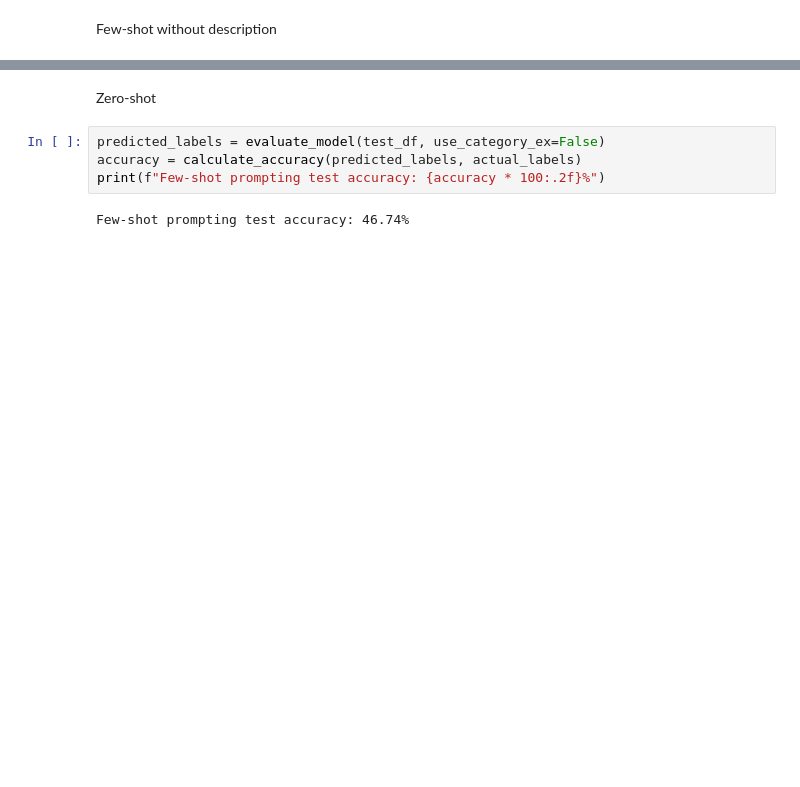
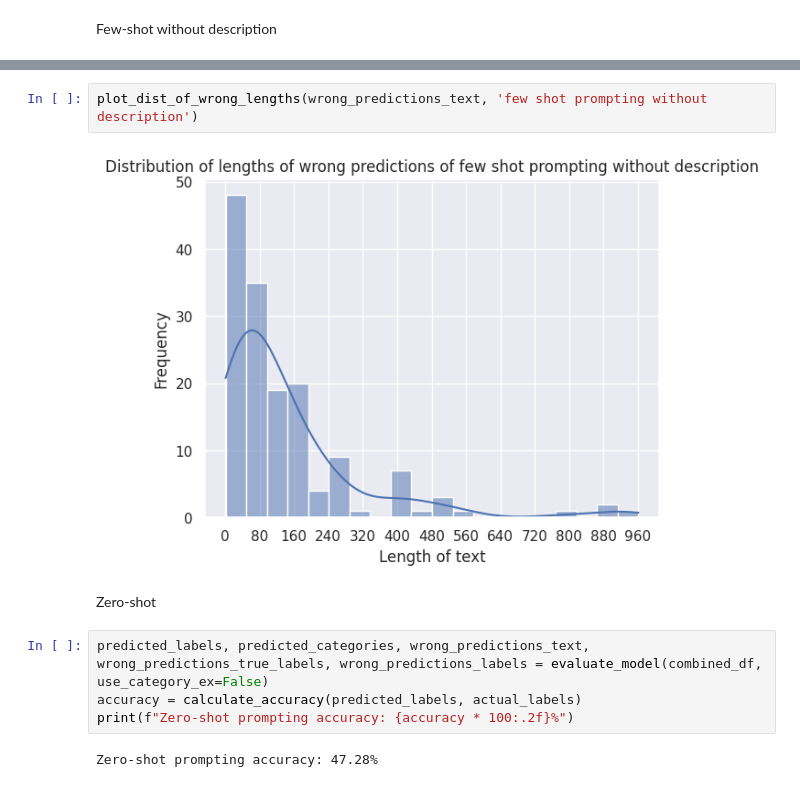
Before and after one commit to UL-FRI-NLP-2023-2024/ul-fri-nlp-course-project-azb, a Jupyter notebook: prompt_tuning/prompt_tuning.ipynb, the cells around one changed output, grey strips where cells are left out. Drawn from its saved outputs; the diff is of its cells as text; blank space fills up the shorter version.

```diff
--- a/prompt_tuning/prompt_tuning.ipynb
+++ b/prompt_tuning/prompt_tuning.ipynb
@@ -481,9 +618,13 @@ err_df
+# %%
+plot_dist_of_wrong_lengths(wrong_predictions_text, 'few shot prompting without description')
+# %% [output]
+[figure, added]
 # %% [markdown]
 Zero-shot
 # %%
-predicted_labels = evaluate_model(test_df, use_category_ex=False)
+predicted_labels, predicted_categories, wrong_predictions_text, wrong_predictions_true_labels, wrong_predictions_labels = evaluate_model(combined_df, use_category_ex=False)
 accuracy = calculate_accuracy(predicted_labels, actual_labels)
-print(f"Few-shot prompting test accuracy: {accuracy * 100:.2f}%")
+print(f"Zero-shot prompting accuracy: {accuracy * 100:.2f}%")
 # %% [output]
-Few-shot prompting test accuracy: 46.74%
+Zero-shot prompting accuracy: 47.28%
 # %%
```
Also changed, not shown: parts of 52 cells of this notebook, 15 other files.
